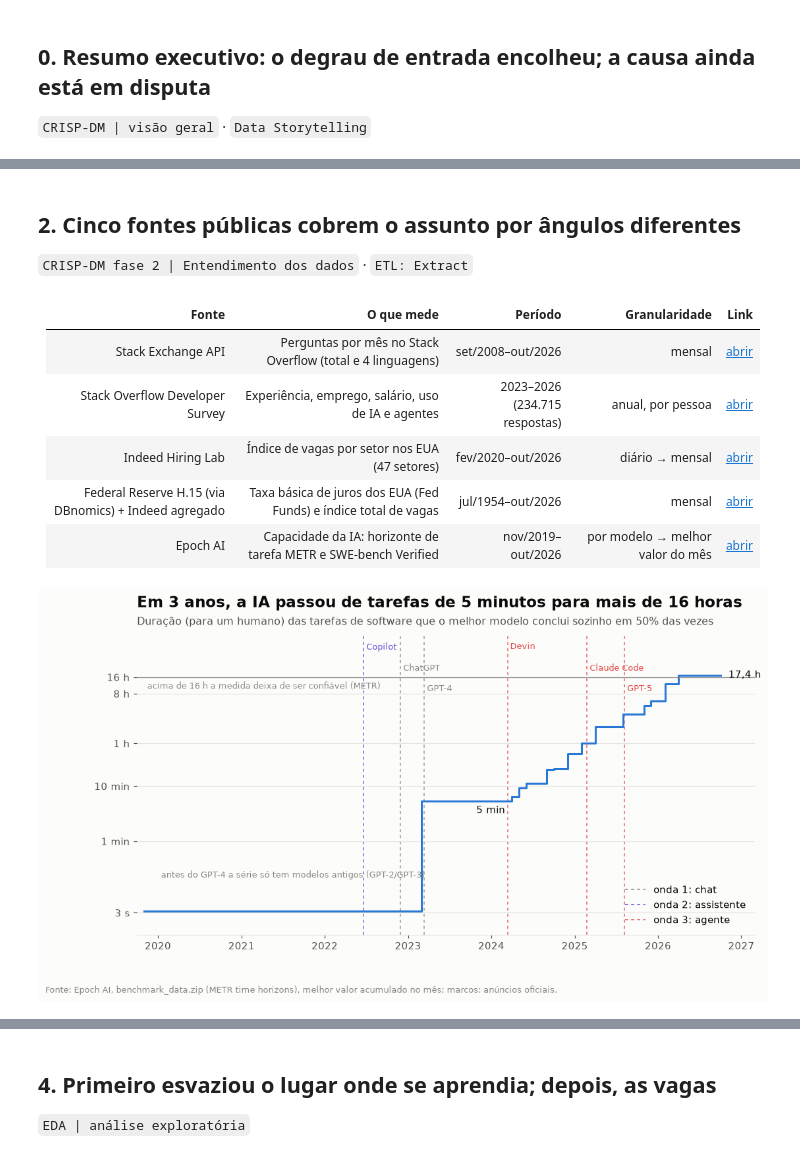
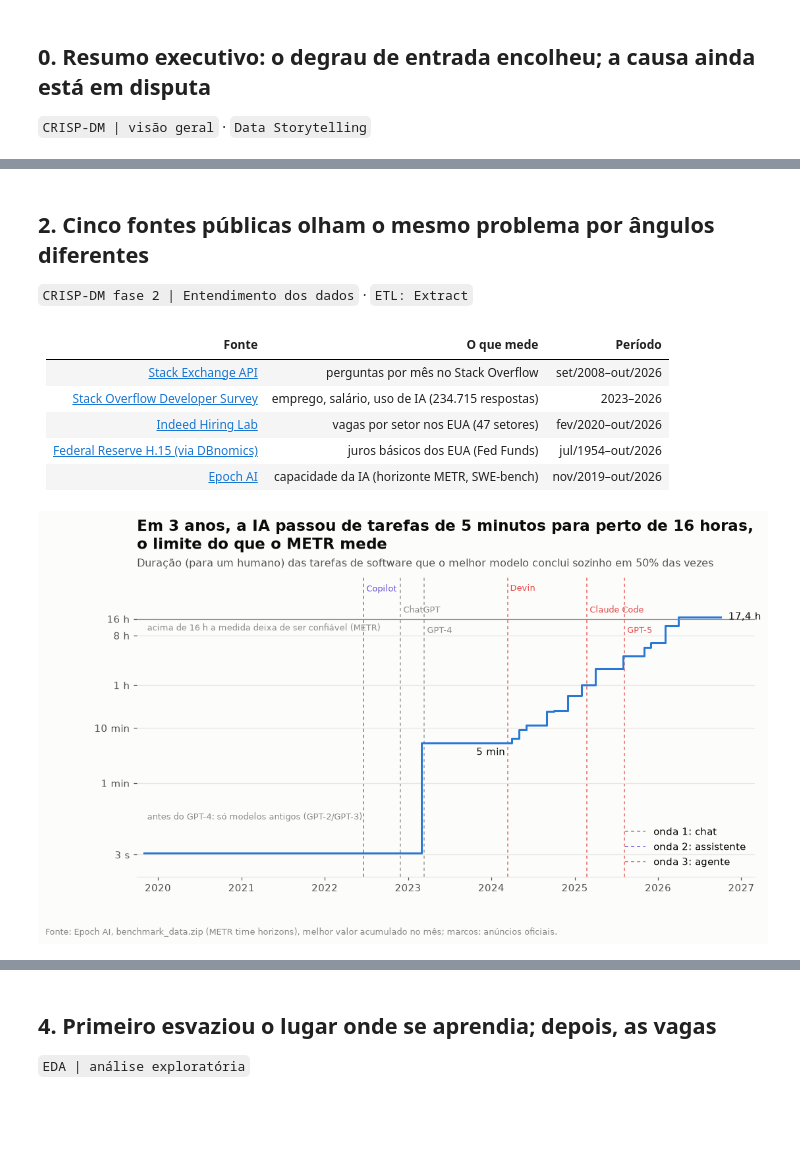
Before and after one commit to VictorKunzz/primeiro-degrau-ia-mercado-dev, a Jupyter notebook: notebooks/primeiro_degrau.ipynb, the cells around one changed output, grey strips where cells are left out. Cells and saved outputs as stored; diff of their text form; code cells hidden in the pictures; blank space fills up the shorter version.

```diff
--- a/notebooks/primeiro_degrau.ipynb
+++ b/notebooks/primeiro_degrau.ipynb
@@ -282,65 +233,60 @@ Escrever isso antes foi a nossa defesa contra ajustar o modelo até ele concorda
 # %% [markdown]
-## 2. Cinco fontes públicas cobrem o assunto por ângulos diferentes
+## 2. Cinco fontes públicas olham o mesmo problema por ângulos diferentes
 `CRISP-DM fase 2 | Entendimento dos dados` · `ETL: Extract`
 # %%
 ind_ini, ind_fim = indeed.mes.min(), indeed.mes.max()
 ff = fred[fred.serie == "FEDFUNDS"]
 cob = cobertura.set_index("ano")
 fontes = [
-    ("Stack Exchange API", "Perguntas por mês no Stack Overflow (total e 4 linguagens)",
-     f"{mes_br(so_total.index.min())}–{mes_br(so_total.index.max())}", "mensal",
-     "https://api.stackexchange.com/docs/questions"),
-    ("Stack Overflow Developer Survey", "Experiência, emprego, salário, uso de IA e agentes",
-     f"{cob.index.min()}–{cob.index.max()} ({num(cob.n.sum())} respostas)", "anual, por pessoa",
-     "https://survey.stackoverflow.co/"),
-    ("Indeed Hiring Lab", f"Índice de vagas por setor nos EUA ({indeed.setor.nunique()} setores)",
-     f"{mes_br(ind_ini)}–{mes_br(ind_fim)}", "diário → mensal",
-     "https://github.com/hiring-lab/job_postings_tracker"),
-    ("Federal Reserve H.15 (via DBnomics) + Indeed agregado", "Taxa básica de juros dos EUA (Fed Funds) e índice total de vagas",
-     f"{mes_br(ff.mes.min())}–{mes_br(ff.mes.max())}", "mensal",
-     "https://db.nomics.world/FED/H15"),
-    ("Epoch AI", "Capacidade da IA: horizonte de tarefa METR e SWE-bench Verified",
-     f"{mes_br(h.index.min())}–{mes_br(h_fim)}", "por modelo → melhor valor do mês",
-     "https://epoch.ai/benchmarks"),
+    ("Stack Exchange API", "perguntas por mês no Stack Overflow",
+     f"{mes_br(so_total.index.min())}–{mes_br(so_total.index.max())}", "https://api.stackexchange.com/docs/questions"),
+    ("Stack Overflow Developer Survey", f"emprego, salário, uso de IA ({num(cob.n.sum())} respostas)",
+     f"{cob.index.min()}–{cob.index.max()}", "https://survey.stackoverflow.co/"),
+    ("Indeed Hiring Lab", f"vagas por setor nos EUA ({indeed.setor.nunique()} setores)",
+     f"{mes_br(ind_ini)}–{mes_br(ind_fim)}", "https://github.com/hiring-lab/job_postings_tracker"),
+    ("Federal Reserve H.15 (via DBnomics)", "juros básicos dos EUA (Fed Funds)",
+     f"{mes_br(ff.mes.min())}–{mes_br(ff.mes.max())}", "https://db.nomics.world/FED/H15"),
+    ("Epoch AI", "capacidade da IA (horizonte METR, SWE-bench)",
+     f"{mes_br(h.index.min())}–{mes_br(h_fim)}", "https://epoch.ai/benchmarks"),
 ]
-mostrar("| Fonte | O que mede | Período | Granularidade | Link |\n|---|---|---|---|---|\n" +
-        "\n".join(f"| {a} | {b} | {c} | {d} | [abrir]({e}) |" for a, b, c, d, e in fontes))
+mostrar("| Fonte | O que mede | Período |\n|---|---|---|\n" +
+        "\n".join(f"| [{a}]({d}) | {b} | {c} |" for a, b, c, d in fontes))
 # %% [output]
-| Fonte | O que mede | Período | Granularidade | Link |
-|---|---|---|---|---|
-| Stack Exchange API | Perguntas por mês no Stack Overflow (total e 4 linguagens) | set/2008–out/2026 | mensal | [abrir](https://api.stackexchange.com/docs/questions) |
-| Stack Overflow Developer Survey | Experiência, emprego, salário, uso de IA e agentes | 2023–2026 (234.715 respostas) | anual, por pessoa | [abrir](https://survey.stackoverflow.co/) |
-| Indeed Hiring Lab | Índice de vagas por setor nos EUA (47 setores) | fev/2020–out/2026 | diário → mensal | [abrir](https://github.com/hiring-lab/job_postings_tracker) |
-| Federal Reserve H.15 (via DBnomics) + Indeed agregado | Taxa básica de juros dos EUA (Fed Funds) e índice total de vagas | jul/1954–out/2026 | mensal | [abrir](https://db.nomics.world/FED/H15) |
-| Epoch AI | Capacidade da IA: horizonte de tarefa METR e SWE-bench Verified | nov/2019–out/2026 | por modelo → melhor valor do mês | [abrir](https://epoch.ai/benchmarks) |
+| Fonte | O que mede | Período |
+|---|---|---|
+| [Stack Exchange API](https://api.stackexchange.com/docs/questions) | perguntas por mês no Stack Overflow | set/2008–out/2026 |
+| [Stack Overflow Developer Survey](https://survey.stackoverflow.co/) | emprego, salário, uso de IA (234.715 respostas) | 2023–2026 |
+| [Indeed Hiring Lab](https://github.com/hiring-lab/job_postings_tracker) | vagas por setor nos EUA (47 setores) | fev/2020–out/2026 |
+| [Federal Reserve H.15 (via DBnomics)](https://db.nomics.world/FED/H15) | juros básicos dos EUA (Fed Funds) | jul/1954–out/2026 |
+| [Epoch AI](https://epoch.ai/benchmarks) | capacidade da IA (horizonte METR, SWE-bench) | nov/2019–out/2026 |
 # %%
 # Gráfico 0: horizonte METR em escala log, com marcos por onda.
 fig, ax = plt.subplots(figsize=(11, 5.4))
 ax.step(h.index, h.values, where="post", color=DESTAQUE, lw=2)
 ax.set_yscale("log")
 ax.set_ylim(0.02, 6000)
 ticks = [0.05, 1, 10, 60, 480, 960]
 ax.set_yticks(ticks, ["3 s", "1 min", "10 min", "1 h", "8 h", "16 h"])
 ax.minorticks_off()
 ax.set_xlim(pd.Timestamp("2019-10-01"), pd.Timestamp("2027-03-01"))
 eixo_tempo(ax, 1)
 ax.axhline(960, color=TEXTO_3, lw=0.8)
 ax.text(pd.Timestamp("2019-11-15"), 800, "acima de 16 h a medida deixa de ser confiável (METR)",
         fontsize=8.5, color=TEXTO_3, va="top")
 marcos(ax, sel_marcos("Copilot", "ChatGPT", "GPT-4", "Devin", "Claude Code", "GPT-5"), y_frac=0.97)
 ult = h.iloc[-1]
 ax.annotate(f"{num(ult / 60, 1)} h", (h_fim, ult), xytext=(8, 0), textcoords="offset points",
             fontsize=10, color=TEXTO, va="center")
 ax.annotate(f"{num(h_3a)} min", (h_fim - pd.DateOffset(years=3), h_3a), xytext=(6, -12),
             textcoords="offset points", fontsize=10, color=TEXTO)
 ax.legend(handles=[Line2D([], [], color=CORES_ONDA[k], lw=1, ls=(0, (3, 3)), label=l) for k, l in
                    [("chat", "onda 1: chat"), ("assistente", "onda 2: assistente"), ("agente", "onda 3: agente")]],
           loc="lower right")
-titulo(ax, f"Em 3 anos, a IA passou de tarefas de {num(h_3a)} minutos para mais de 16 horas",
+titulo(ax, f"Em 3 anos, a IA passou de tarefas de {num(h_3a)} minutos para perto de 16 horas,\no limite do que o METR mede",
        "Duração (para um humano) das tarefas de software que o melhor modelo conclui sozinho em 50% das vezes")
-ax.text(pd.Timestamp("2020-01-15"), 0.2, "antes do GPT-4 a série só tem modelos antigos (GPT-2/GPT-3)",
+ax.text(pd.Timestamp("2019-11-15"), 0.2, "antes do GPT-4: só modelos antigos (GPT-2/GPT-3)",
         fontsize=8.5, color=TEXTO_3, va="bottom")
 fonte(fig, "Epoch AI, benchmark_data.zip (METR time horizons), melhor valor acumulado no mês; marcos: anúncios oficiais.")
 plt.show()
 # %% [output]
-[figure, old version]
+[figure, new version]
```
Also changed, not shown: parts of 43 cells of this notebook, 4 other files.
